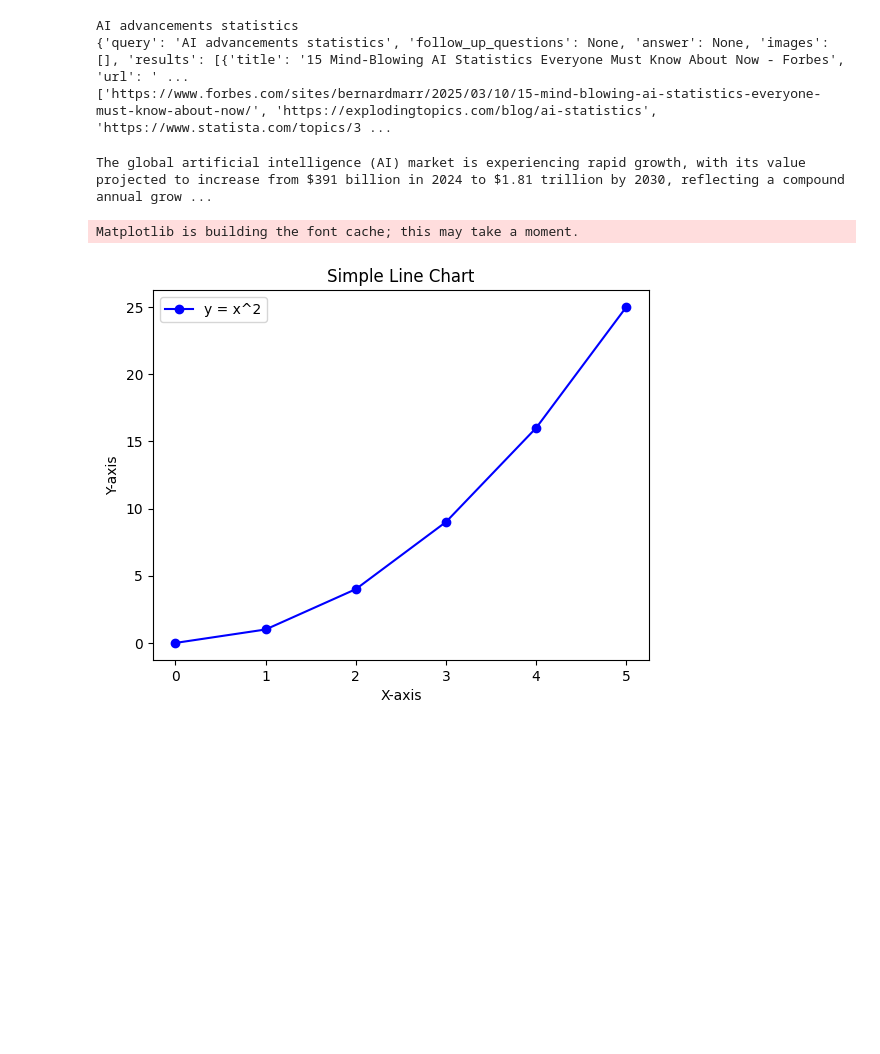
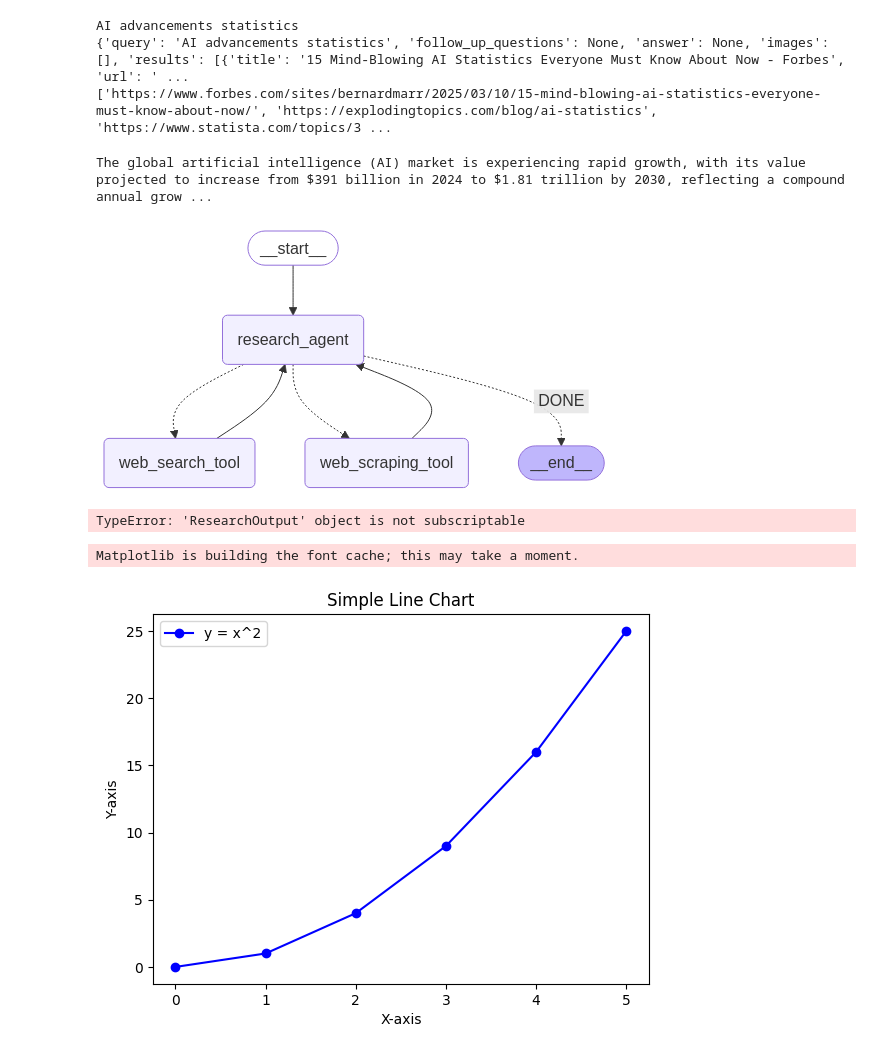
Before and after one commit to riyanshibohra/DataLens, a Jupyter notebook: test.ipynb, the cells around one changed output. Saved outputs shown, nothing was run; the diff lists cells and outputs as text; code cells hidden in the pictures; blank space fills up the shorter version.

```diff
--- a/test.ipynb
+++ b/test.ipynb
@@ -227,6 +241,8 @@ def research_agent(state: AgentState):
             - Uses keyword and performs a search on the web
             - Gets a list of URLs and returns the list (output)
         - Output: A list of URLs
+        - Decision: Use this tool when you need to gather initial information based on the user query and no URLs have been scraped yet.
+
     2. Web Scraping Tool: This tool does the following:
         - Task: Scrapes websites from a list of URLs and returns a coherent summary of the content relevant to the user's query.
         - Input: A list of URLs
@@ -236,6 +252,8 @@ def research_agent(state: AgentState):
             - Parses the HTML content of the page
             - Combines the scraped content into a coherent summary using a language model (LLM).
         - Output: A string containing a summary of the relevant information extracted from the scraped URLs.
+        - Decision: Use this tool when you have a list of URLs obtained from the web search tool and need to extract relevant content to provide a summary.
+
     3. If the content is sufficient to generate a chart, you must respond with DONE as the next action and provide reasoning as output.
 
     Your inputs will be:
@@ -270,4 +288,4 @@ def research_agent(state: AgentState):
 
     research_prompt = [system_message, human_message]
     response = llm.with_structured_output(ResearchOutput).invoke(research_prompt)
-    return {"summary": response.summary, "reasoning": response.reasoning}
+    return {"research_agent_output": response}
@@ -276,3 +292,45 @@ def after_research_agent_router(state: AgentState):
+# %%
+from langgraph.graph import StateGraph, START, END
+
+def after_research_agent_router(state: AgentState):
+    next_action = state['research_agent_output'].next_action
+    if next_action == 'web_search':
+        return "web_search_tool"
+    elif next_action == 'web_scraping':
+        return "web_scraping_tool"
+    elif next_action == 'DONE':
+        return END
+# %%
+from IPython.display import Image, display
+
+graph = StateGraph(AgentState)
+graph.add_node("research_agent", research_agent)
+graph.add_node("web_search_tool", web_search_tool)
+graph.add_node("web_scraping_tool", web_scraping_tool)
+
+graph.add_edge(START, "research_agent")
+graph.add_conditional_edges(
+    "research_agent",
+    after_research_agent_router,
+    {
+        "web_search_tool": "web_search_tool",
+        "web_scraping_tool": "web_scraping_tool",
+        "DONE": END
+    }
+)
+graph.add_edge("web_search_tool", "research_agent")
+graph.add_edge("web_scraping_tool", "research_agent")
+
+research_agent = graph.compile()
+
+display(Image(research_agent.get_graph().draw_mermaid_png()))
+# %% [output]
+[figure, added]
+# %%
+for event in research_agent.stream({"query": "What is the current stock price trends of Apple"}):
+    print(event)
+# %% [output]
+TypeError: 'ResearchOutput' object is not subscriptable
 # %%
 from langchain.agents import Tool
 from langchain_experimental.utilities import PythonREPL
```
Also changed, not shown: parts of 2 cells of this notebook.
